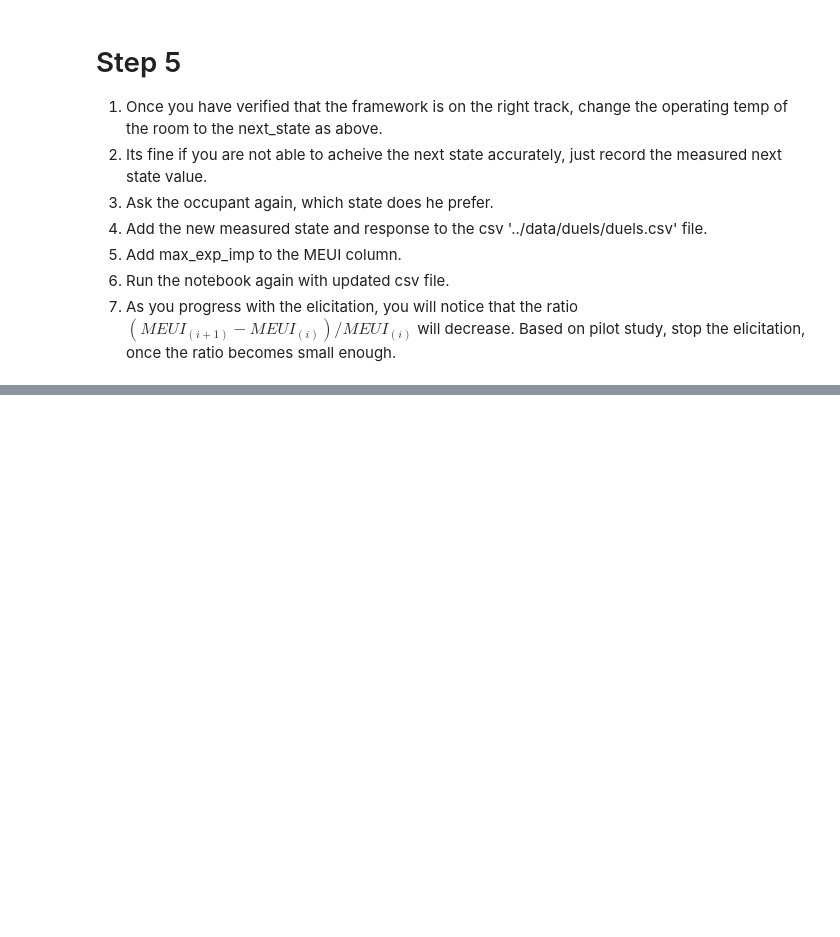
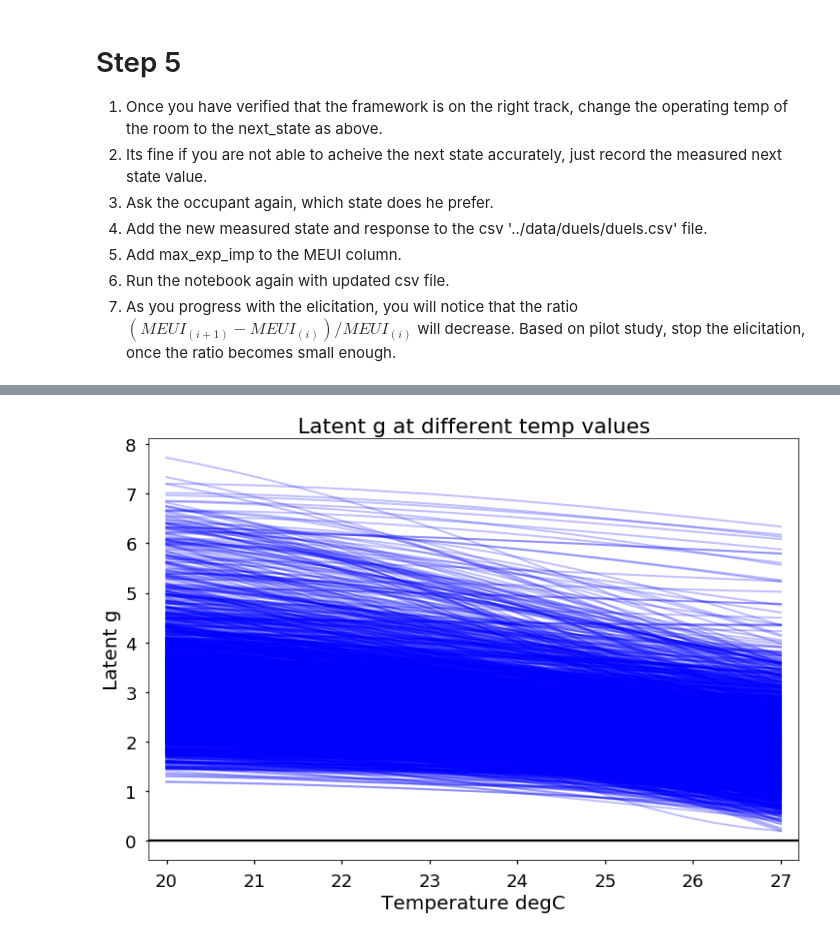
Before and after one commit to nawalgao/ConstrainedGP, a Jupyter notebook: gpflowunimodalpref_notebooks/run_framework.ipynb, the cells around one changed output, grey strips where cells are left out. Saved outputs shown, nothing was run; the diff lists cells and outputs as text; code cells hidden in the pictures; blank space fills up the shorter version.

```diff
--- a/gpflowunimodalpref_notebooks/run_framework.ipynb
+++ b/gpflowunimodalpref_notebooks/run_framework.ipynb
@@ -205,7 +237,9 @@ def diff_g(m, samples, Xgridnorm, Xgrid, mini, maxi):
     plt.title('Latent g at different temp values')
     plt.xlim(19.8,27.2)
 # %%
-diff_g(model, samples, xx, xnew, 0, 4500)
+diff_g(model, samples, xx, xnew, 0, 2600)
+# %% [output]
+[figure, added]
 # %%
 model.set_state(samples[2])
 model
```
Also changed, not shown: parts of 17 cells of this notebook, 46 other files.
